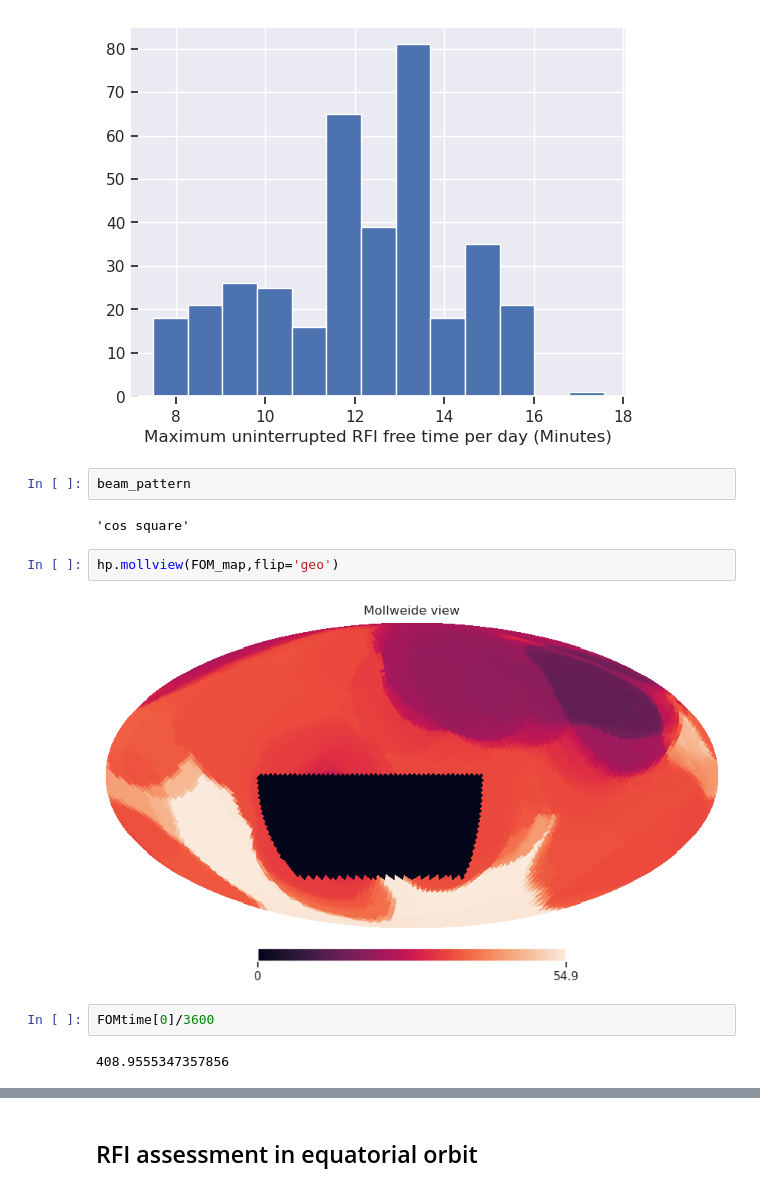
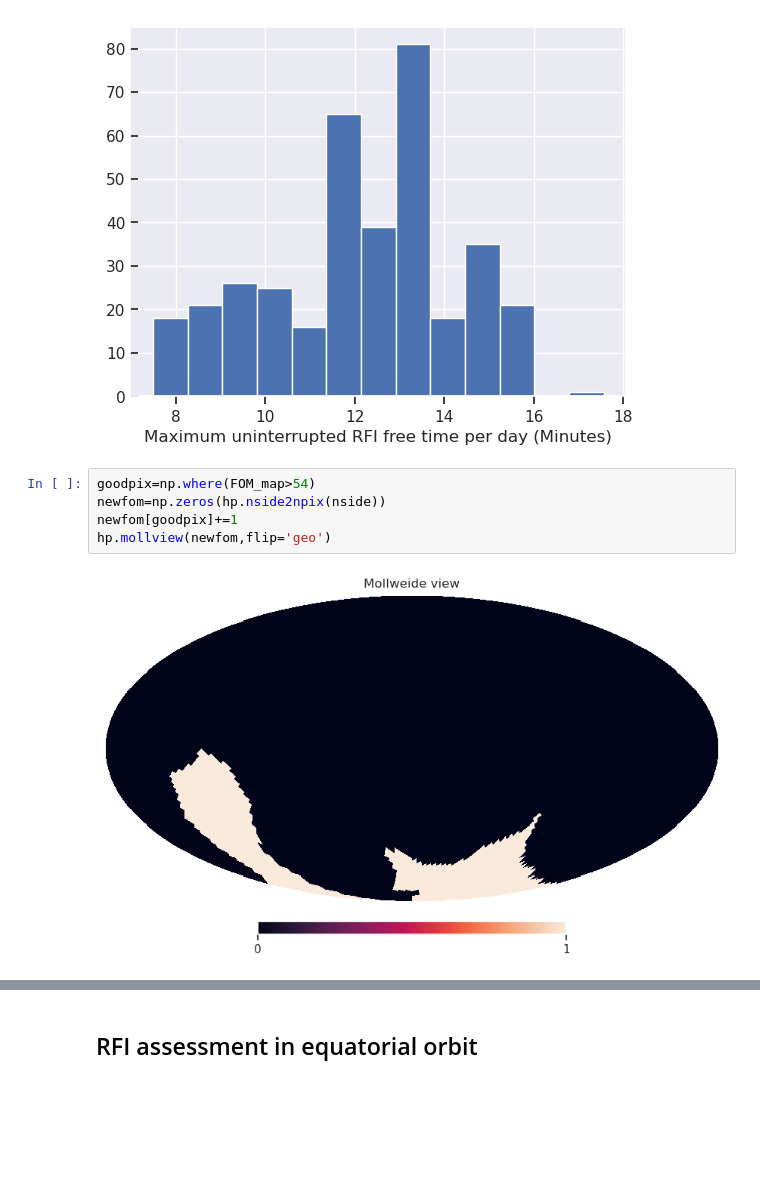
Before and after one commit to Bharatcs/rfi, a Jupyter notebook: Project/STARFIRE_main.ipynb, the cells around one changed output, grey strips where cells are left out. Drawn from its saved outputs; the diff is of its cells as text; blank space fills up the shorter version.

```diff
--- a/Project/STARFIRE_main.ipynb
+++ b/Project/STARFIRE_main.ipynb
@@ -422,15 +347,10 @@ plt.xlabel('Maximum uninterrupted RFI free time per day (Minutes)')
 plt.show()
 # %% [output]
 [figure]
-# %%
-beam_pattern
-# %% [output]
-'cos square'
-# %%
-hp.mollview(FOM_map,flip='geo')
-# %% [output]
-[figure, removed]
-# %%
-FOMtime[0]/3600
-# %% [output]
-408.9555347357856
+# %%
+goodpix=np.where(FOM_map>54)
+newfom=np.zeros(hp.nside2npix(nside))
+newfom[goodpix]+=1
+hp.mollview(newfom,flip='geo')
+# %% [output]
+[figure, added]
```
Also changed, not shown: parts of 37 cells of this notebook.
